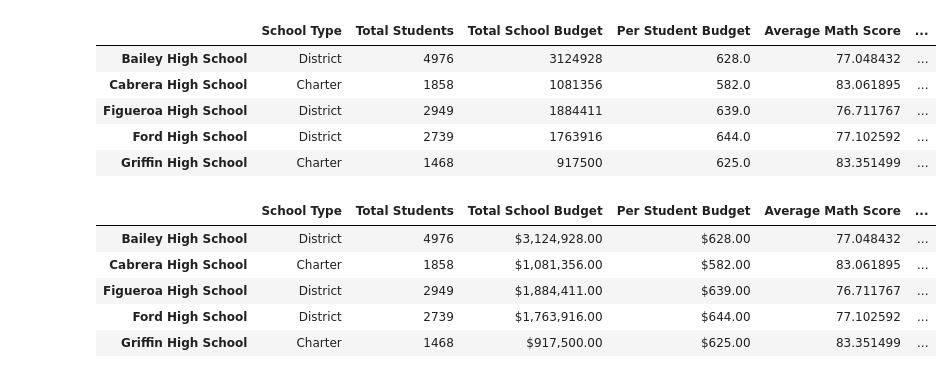
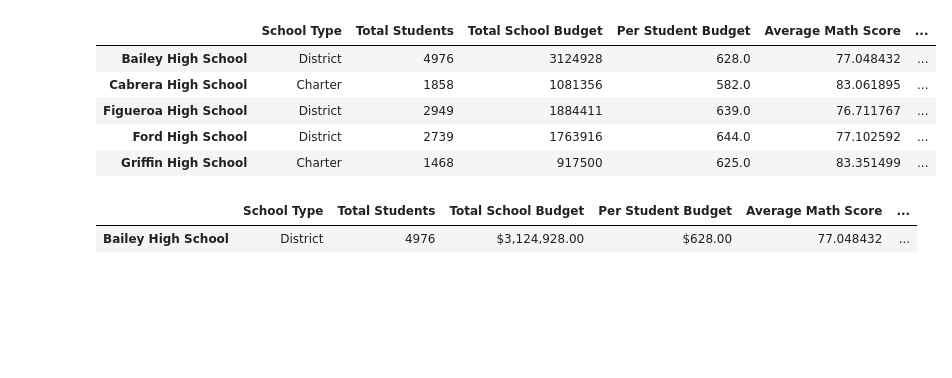
Before and after one commit to rmckinno/School_District_Analysis, a Jupyter notebook: PyCitySchools.ipynb, the cells around one changed output. Cells and saved outputs as stored; diff of their text form; code cells hidden in the pictures; blank space fills up the shorter version.

Commit message:
showing 1st row of school summary

```diff
--- a/PyCitySchools.ipynb
+++ b/PyCitySchools.ipynb
@@ -690,14 +690,10 @@ per_school_summary_df["Total School Budget"] = per_school_summary_df["Total Scho
 # %%
 
 per_school_summary_df["Per Student Budget"] = per_school_summary_df["Per Student Budget"].map("${:,.2f}".format)
 
 
 #
-per_school_summary_df.head()
+per_school_summary_df.head(1)
 # %% [output]
 |  | School Type | Total Students | Total School Budget | Per Student Budget | Average Math Score | ... |
 | Bailey High School | District | 4976 | $3,124,928.00 | $628.00 | 77.048432 | ... |
-| Cabrera High School | Charter | 1858 | $1,081,356.00 | $582.00 | 83.061895 | ... |
-| Figueroa High School | District | 2949 | $1,884,411.00 | $639.00 | 76.711767 | ... |
-| Ford High School | District | 2739 | $1,763,916.00 | $644.00 | 77.102592 | ... |
-| Griffin High School | Charter | 1468 | $917,500.00 | $625.00 | 83.351499 | ... |
```
